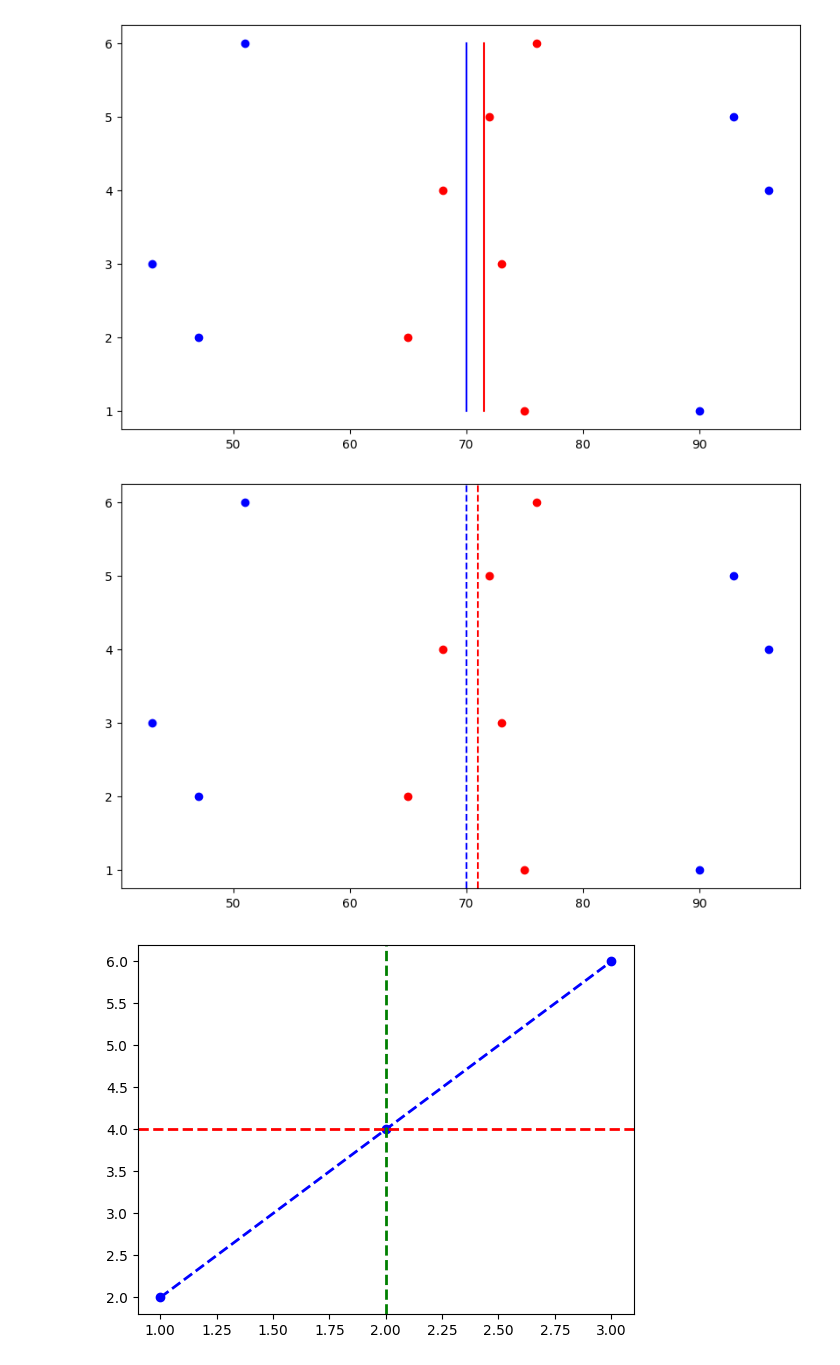
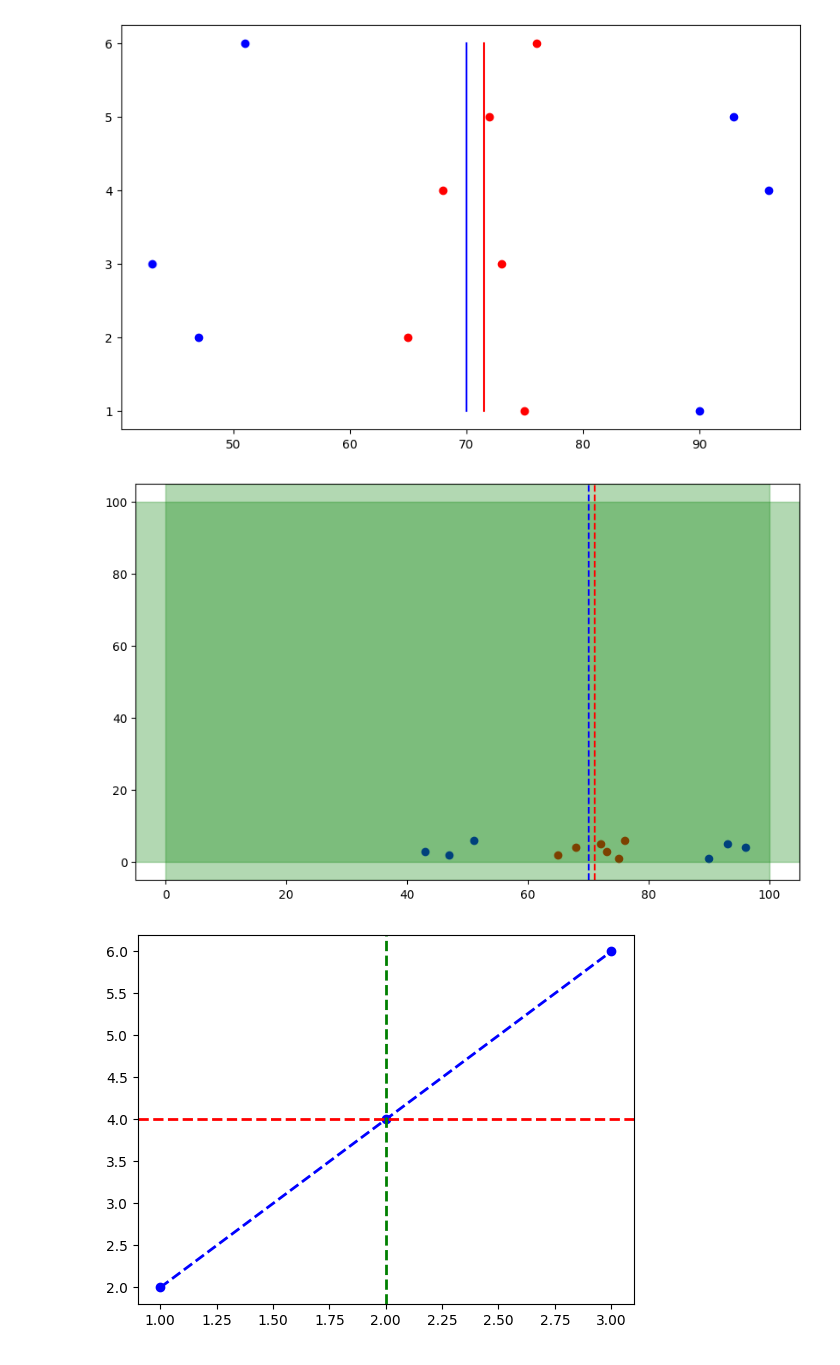
Before and after one commit to faruk950147/Python-A-to-Z, a Jupyter notebook: 07 ML/statictist/main.ipynb, the cells around one changed output. Saved outputs shown, nothing was run; the diff lists cells and outputs as text; code cells hidden in the pictures.

```diff
--- a/07 ML/statictist/main.ipynb
+++ b/07 ML/statictist/main.ipynb
@@ -243,15 +243,17 @@ plt.show()
 # %%
 import matplotlib.pyplot as plt
 from statistics import mean
 
 plt.figure(figsize=(10, 6))
 plt.scatter(group_a, serial, c='red')
 plt.scatter(group_b, serial, c='blue')
 plt.axvline(x=mean(group_a), color='red', linestyle='--')
 plt.axvline(x=mean(group_b), color='blue', linestyle='--')
+plt.axvspan(xmin=0, xmax=100, color='green', alpha=0.3)
+plt.axhspan(ymin=0, ymax=100, color='green', alpha=0.3)
 plt.show()
 # %% [output]
-[figure, old version]
+[figure, new version]
 # %%
 import matplotlib.pyplot as plt
 
```
